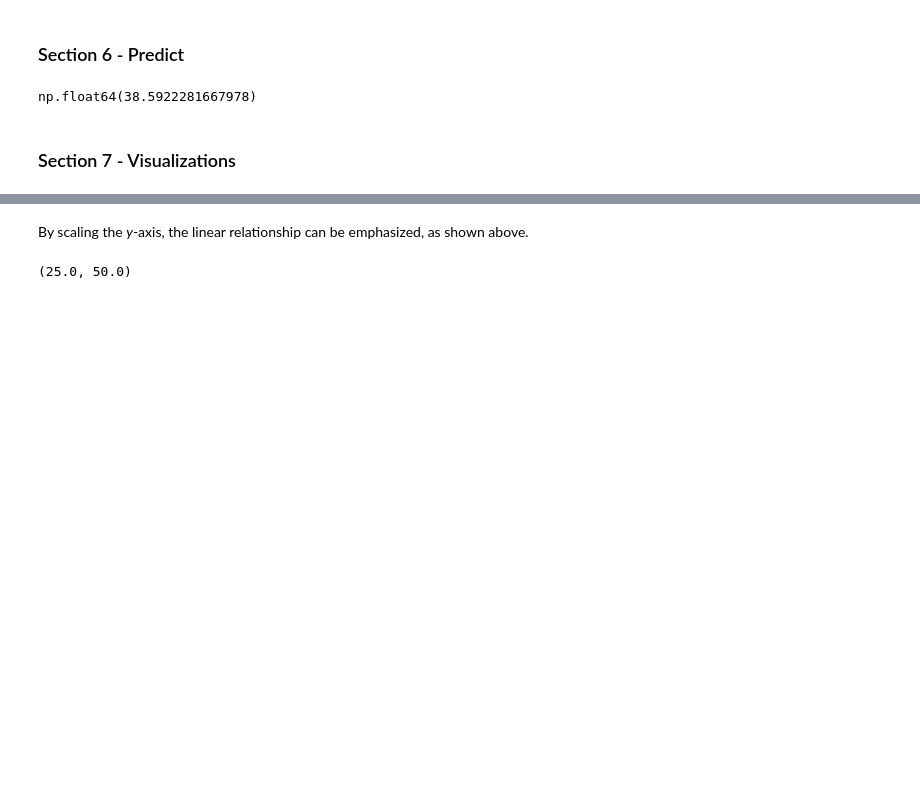
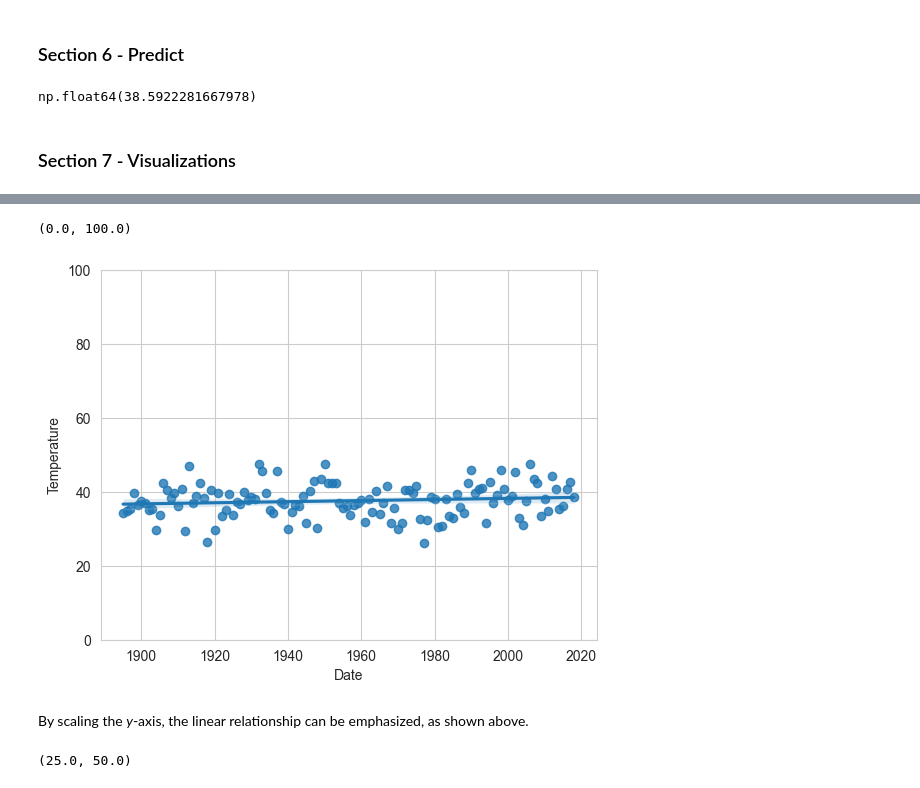
Before and after one commit to james-0177/datafun-07-ml, a Jupyter notebook: pinkston_ml.ipynb, the cells around one changed output, grey strips where cells are left out. Drawn from its saved outputs; the diff is of its cells as text; code cells hidden in the pictures; blank space fills up the shorter version.

```diff
--- a/pinkston_ml.ipynb
+++ b/pinkston_ml.ipynb
@@ -193,3 +193,11 @@ axes.set_ylim(0, 100)
+# %%
+sns.set_style('whitegrid')
+
+axes = sns.regplot(x=nyc_df.Date, y=nyc_df.Temperature)
+axes.set_ylim(0, 100)
+# %% [output]
+(0.0, 100.0)
+[figure, added]
 # %% [markdown]
 By scaling the *y*-axis, the linear relationship can be emphasized, as shown above.
 # %%
```
Also changed, not shown: parts of 61 cells of this notebook, 1 other file.
